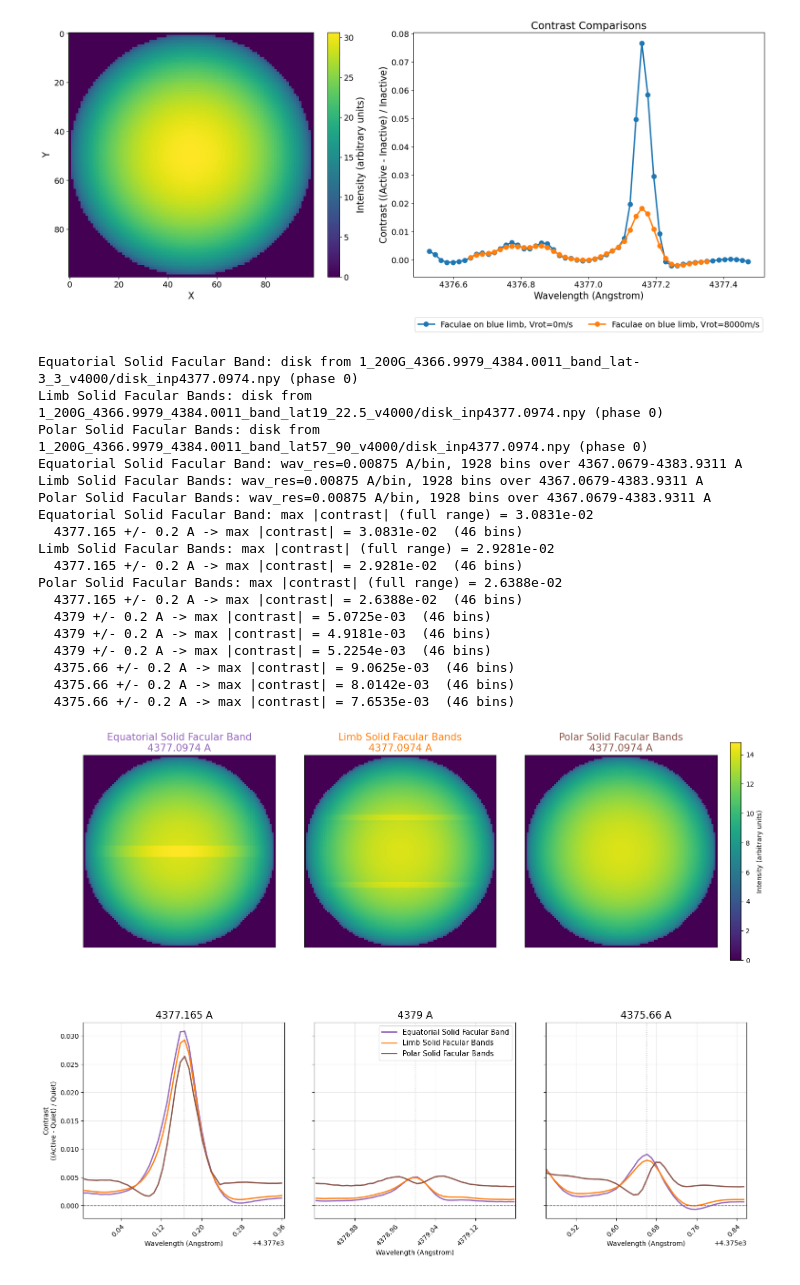
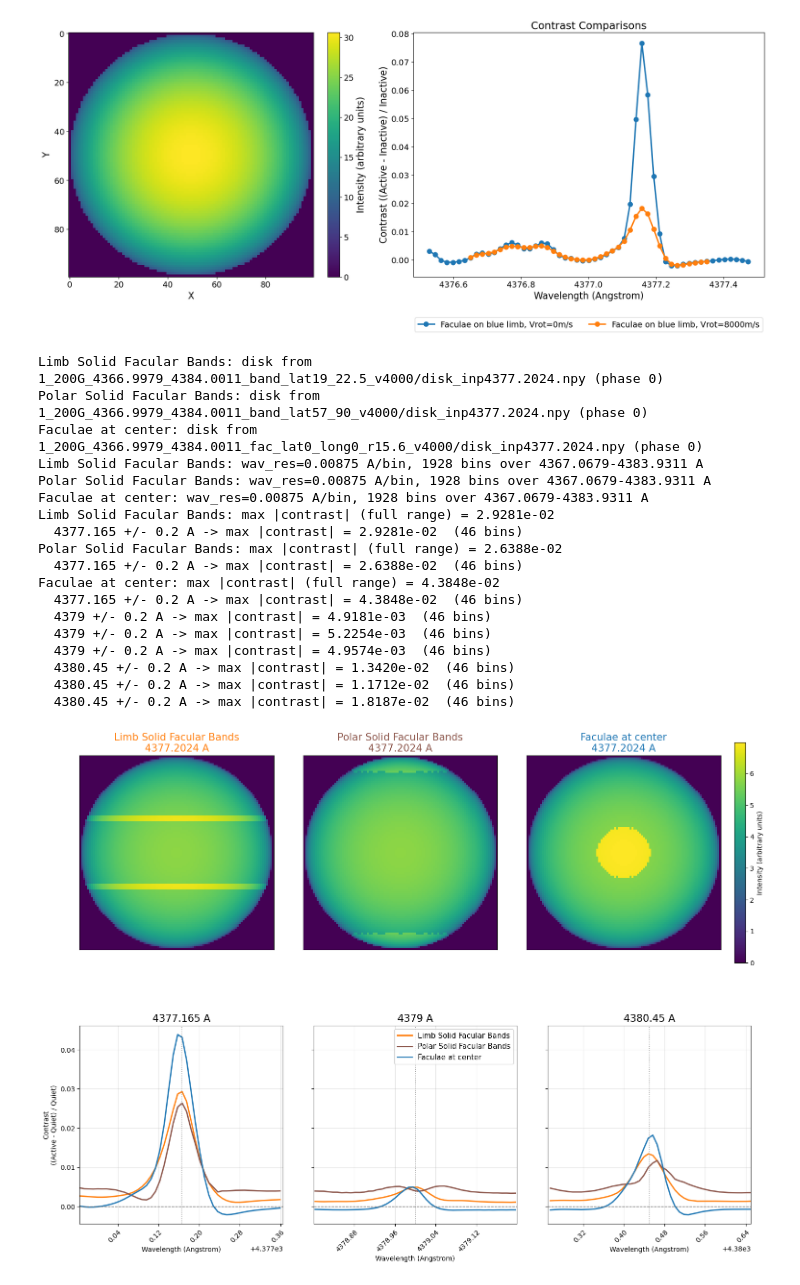
Before and after one commit to danayaptangco/actress, a Jupyter notebook: actress/outputs/full_disks_and_wavelength_shifts/2_compare_disks.ipynb, the cells around one changed output. Drawn from its saved outputs; the diff is of its cells as text; code cells hidden in the pictures.

```diff
--- a/actress/outputs/full_disks_and_wavelength_shifts/2_compare_disks.ipynb
+++ b/actress/outputs/full_disks_and_wavelength_shifts/2_compare_disks.ipynb
@@ -430,16 +430,25 @@ explicit_active_dirs = {
     # './1_div2fac_4376.5109_4377.4913_fac_lat0_long-45_r19_v4000/': 'Spot at red limb',
 
     #faculae
-    './1_200G_4366.9979_4383.9923_fac_lat0_long45_r19_v4000/': 'Faculae at blue limb',
-    './1_200G_4366.9979_4383.9923_fac_lat0_long0_r15_v4000/': 'Faculae at center',
-    './1_200G_4366.9979_4383.9923_fac_lat0_long-45_r19_v4000/': 'Faculae at red limb',
+#     './1_200G_4366.9979_4383.9923_fac_lat0_long45_r19_v4000/': 'Faculae at blue limb',
+#     './1_200G_4366.9979_4383.9923_fac_lat0_long0_r15_v4000/': 'Faculae at center',
+#     './1_200G_4366.9979_4383.9923_fac_lat0_long-45_r19_v4000/': 'Faculae at red limb',
 
-    #'./1_200G_4366.9979_4383.9923_facrandom_n10_fill0.51_seed12345_v4000_i90': 'Random Faculae',
-   # './1_200G_4366.9979_4383.9923_facbands_-5to+5_discfill0.07_area_n59_got0.075_rot0_seed12345_v4000_i90': 'Equatorial Peppered Facular Band',
-    './1_200G_4366.9979_4384.0011_band_lat-3_3_v4000': 'Equatorial Solid Facular Band',
-    './1_200G_4366.9979_4384.0011_band_lat19_22.5_v4000': 'Limb Solid Facular Bands',
-    './1_200G_4366.9979_4384.0011_band_lat57_90_v4000': 'Polar Solid Facular Bands',
+#     './1_200G_4366.9979_4383.9923_facrandom_n10_fill0.51_seed12345_v4000_i90': 'Random Faculae',
+#    # './1_200G_4366.9979_4383.9923_facbands_-5to+5_discfill0.07_area_n59_got0.075_rot0_seed12345_v4000_i90': 'Equatorial Peppered Facular Band',
+#     './1_200G_4366.9979_4384.0011_band_lat-3_3_v4000': 'Equatorial Solid Facular Band',
+#     './1_200G_4366.9979_4384.0011_band_lat19_22.5_v4000': 'Limb Solid Facular Bands',
+#     './1_200G_4366.9979_4384.0011_band_lat57_90_v4000': 'Polar Solid Facular Bands',
+#     './1_200G_4366.9979_4384.0011_fac_lat0_long0_r16_v4000/': 'Faculae at center higher-res',
 
+#     './1_200G_4366.9979_4384.0011_band_lat16_23.5_v4000/': 'Limb Solid Facular Bands Double',
+    './1_200G_4366.9979_4384.0011_band_lat48_90_v4000/':   'Polar Solid Facular Bands Double',
+#     './1_200G_4366.9979_4384.0011_fac_lat0_long0_r22.63_v4000/': 'Faculae at center Double',
+    './1_200G_4366.9979_4384.0011_band_lat48_90_v0_i90/':   'Polar Solid Facular Bands Double no velocity',
+
+
+    './1_200G_4366.9979_4384.0011_band_lat62_90_v4000_i45/':   'Polar Solid Facular Bands Double Inclined 45',
+    './1_200G_4366.9979_4384.0011_band_lat62_90_v0_i45/':   'Polar Solid Facular Bands Double Inclined 45 no velocity',
 
     #bands
     # './1_4376.5109_4377.4913_band_lat-2.5_2.5_v4000/': 'Equatorial band with Faculae',
@@ -842,18 +851,20 @@ from disk_utils import process_disk_directory
 # =========================================================
 
 band_dirs = {
-    './1_200G_4366.9979_4384.0011_band_lat-3_3_v4000/':    ('Equatorial Solid Facular Band',   '#9467bd'),
+  #  './1_200G_4366.9979_4384.0011_band_lat-3_3_v4000/':    ('Equatorial Solid Facular Band',   '#9467bd'),
     './1_200G_4366.9979_4384.0011_band_lat19_22.5_v4000/': ('Limb Solid Facular Bands',        '#ff7f0e'),
     './1_200G_4366.9979_4384.0011_band_lat57_90_v4000/':   ('Polar Solid Facular Bands',       '#8c564b'),
+    './1_200G_4366.9979_4384.0011_fac_lat0_long0_r15.6_v4000/': ('Faculae at center',               '#1f77b4'),
+
 }
 
 quiet_dir = './1_200G_4366.9979_4384.0011_fac_lat0_long0_r0_v4000/'
 
-target_wl = 4377.1     # = 4376 - 1.1; snapped to the nearest disk_inp*.npy
+target_wl = 4377.2     # = 4376 - 1.1; snapped to the nearest disk_inp*.npy
 phase_idx = 0
 
 # Lines to zoom on, each shown over centre +/- half_width.
-line_centres = [4377.165, 4379,  4375.66]    #4380.45,
+line_centres = [4377.165, 4379, 4380.45] #4375.66]    #,
 half_width = 0.2
 
 
@@ -957,41 +968,41 @@ for j, centre in enumerate(line_centres):
     for lbl in ax.get_xticklabels():
         lbl.set_horizontalalignment('right')
         lbl.set_rotation_mode('anchor')
     ax.grid(True, alpha=0.3)
     if j == 0:
         ax.set_ylabel('Contrast\n((Active - Quiet) / Quiet)')
     else:
         ax.tick_params(labelleft=False)
 
 # Spectral sampling of the contrast panels, so the point density is readable
 # straight off the figure.
 # con_axes[-1].text(0.98, 0.02, res_note, transform=con_axes[-1].transAxes,
 #                   ha='right', va='bottom', fontsize=11, color='0.3')
 
 # Legend lives in the middle panel so it does not fight the y-axis label on
 # the left or the wav_res note on the right.
 con_axes[len(con_axes) // 2].legend(loc='best', fontsize=11)
 
 fig.savefig('bands_equatorial_limb_polar_disks_and_contrast.png', dpi=300,
             bbox_inches='tight')
 plt.show()
 # %% [output]
-Equatorial Solid Facular Band: disk from 1_200G_4366.9979_4384.0011_band_lat-3_3_v4000/disk_inp4377.0974.npy (phase 0)
-Limb Solid Facular Bands: disk from 1_200G_4366.9979_4384.0011_band_lat19_22.5_v4000/disk_inp4377.0974.npy (phase 0)
-Polar Solid Facular Bands: disk from 1_200G_4366.9979_4384.0011_band_lat57_90_v4000/disk_inp4377.0974.npy (phase 0)
-Equatorial Solid Facular Band: wav_res=0.00875 A/bin, 1928 bins over 4367.0679-4383.9311 A
+Limb Solid Facular Bands: disk from 1_200G_4366.9979_4384.0011_band_lat19_22.5_v4000/disk_inp4377.2024.npy (phase 0)
+Polar Solid Facular Bands: disk from 1_200G_4366.9979_4384.0011_band_lat57_90_v4000/disk_inp4377.2024.npy (phase 0)
+Faculae at center: disk from 1_200G_4366.9979_4384.0011_fac_lat0_long0_r15.6_v4000/disk_inp4377.2024.npy (phase 0)
 Limb Solid Facular Bands: wav_res=0.00875 A/bin, 1928 bins over 4367.0679-4383.9311 A
 Polar Solid Facular Bands: wav_res=0.00875 A/bin, 1928 bins over 4367.0679-4383.9311 A
-Equatorial Solid Facular Band: max |contrast| (full range) = 3.0831e-02
-  4377.165 +/- 0.2 A -> max |contrast| = 3.0831e-02  (46 bins)
+Faculae at center: wav_res=0.00875 A/bin, 1928 bins over 4367.0679-4383.9311 A
 Limb Solid Facular Bands: max |contrast| (full range) = 2.9281e-02
   4377.165 +/- 0.2 A -> max |contrast| = 2.9281e-02  (46 bins)
 Polar Solid Facular Bands: max |contrast| (full range) = 2.6388e-02
   4377.165 +/- 0.2 A -> max |contrast| = 2.6388e-02  (46 bins)
-  4379 +/- 0.2 A -> max |contrast| = 5.0725e-03  (46 bins)
+Faculae at center: max |contrast| (full range) = 4.3848e-02
+  4377.165 +/- 0.2 A -> max |contrast| = 4.3848e-02  (46 bins)
   4379 +/- 0.2 A -> max |contrast| = 4.9181e-03  (46 bins)
   4379 +/- 0.2 A -> max |contrast| = 5.2254e-03  (46 bins)
-  4375.66 +/- 0.2 A -> max |contrast| = 9.0625e-03  (46 bins)
-  4375.66 +/- 0.2 A -> max |contrast| = 8.0142e-03  (46 bins)
-  4375.66 +/- 0.2 A -> max |contrast| = 7.6535e-03  (46 bins)
+  4379 +/- 0.2 A -> max |contrast| = 4.9574e-03  (46 bins)
+  4380.45 +/- 0.2 A -> max |contrast| = 1.3420e-02  (46 bins)
+  4380.45 +/- 0.2 A -> max |contrast| = 1.1712e-02  (46 bins)
+  4380.45 +/- 0.2 A -> max |contrast| = 1.8187e-02  (46 bins)
-[figure, old version]
+[figure, new version]
```
Also changed, not shown: parts of 3 cells of this notebook, 9 other files.
